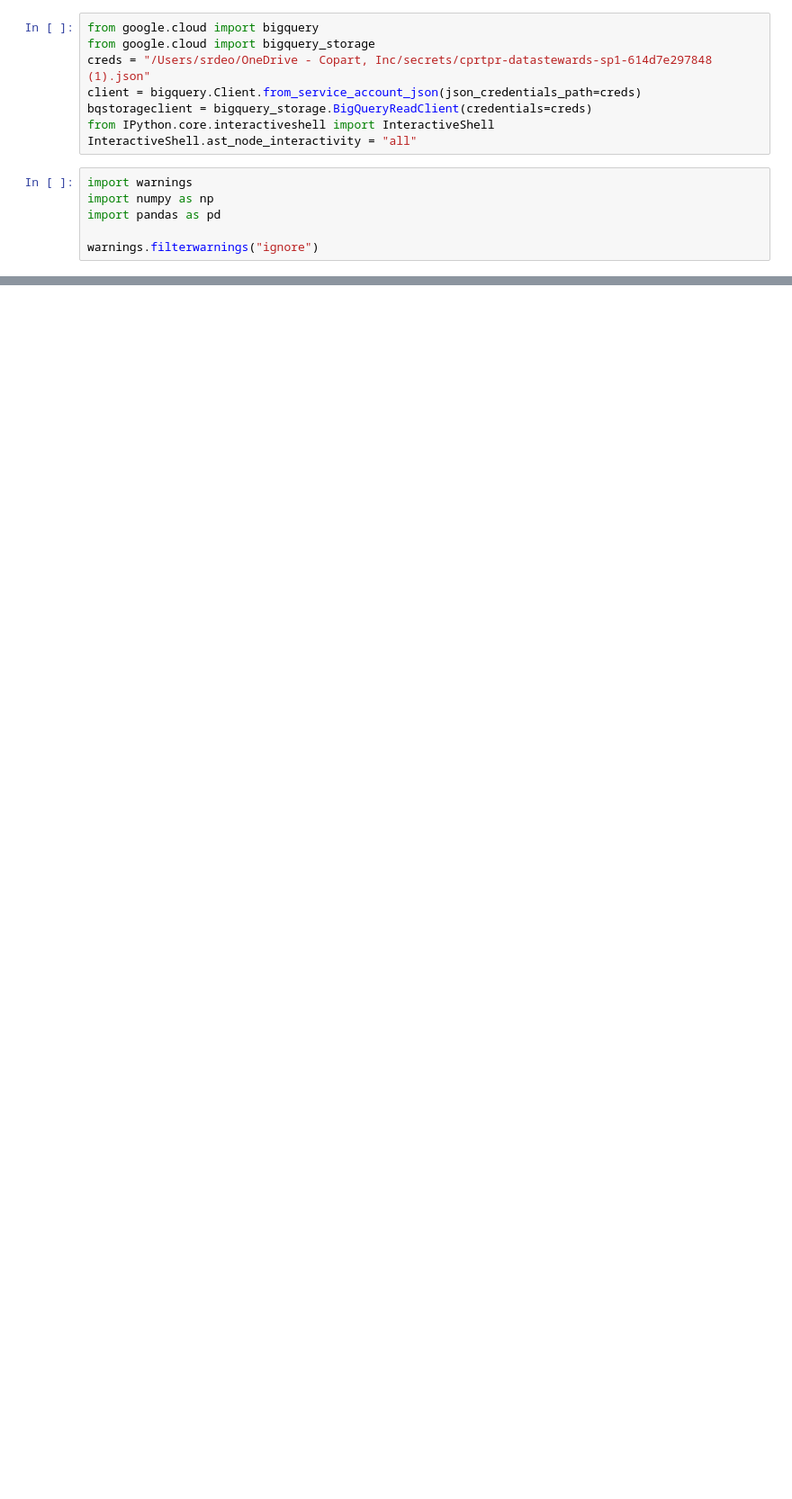
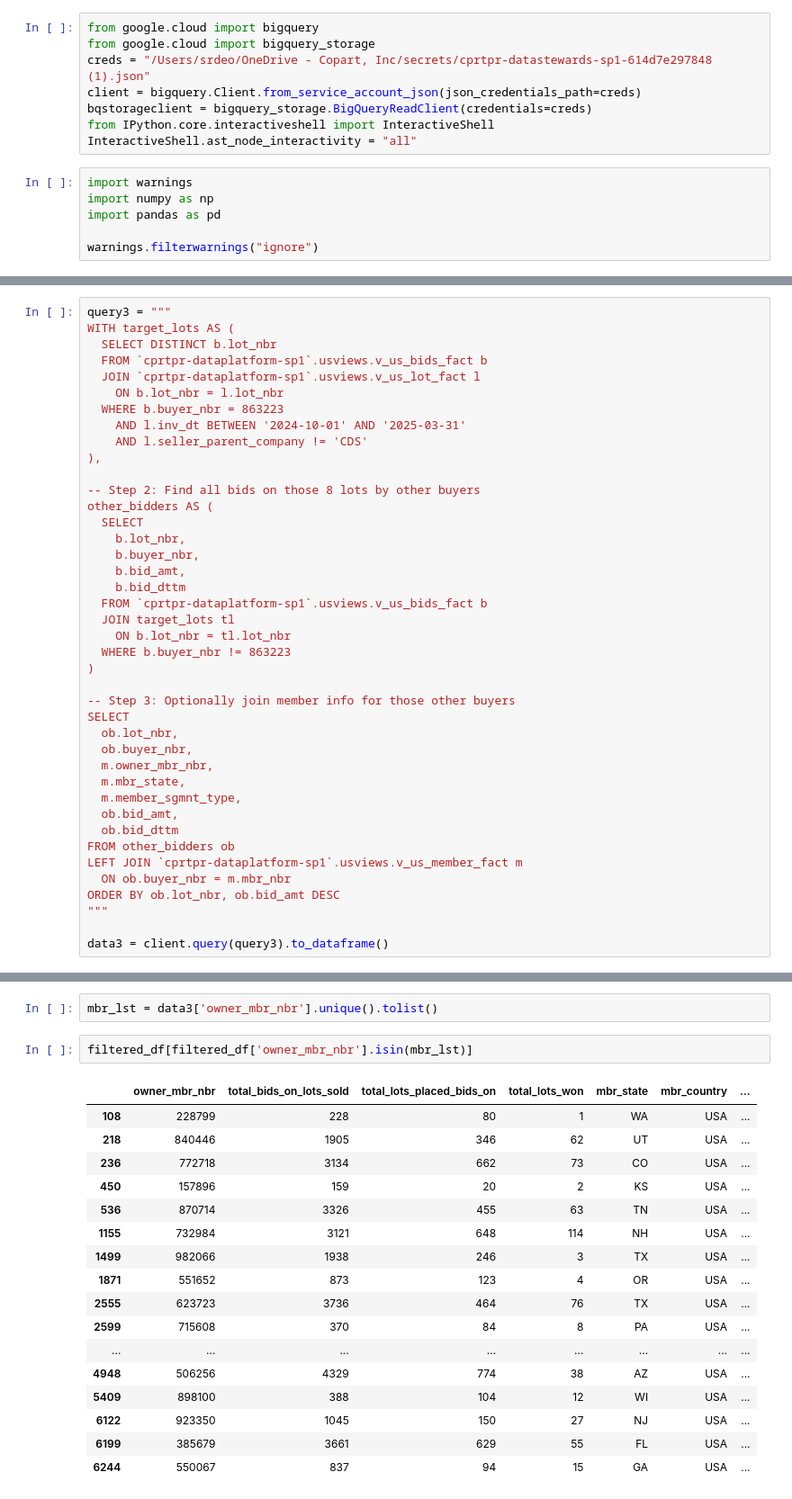
Before and after one commit to srijan-deo/Churn-Premier-Members, a Jupyter notebook: churn-analysis-t6-1year-april.ipynb, the cells around one changed output, grey strips where cells are left out. Shown: that part at 90% size. Drawn from its saved outputs; the diff is of its cells as text; blank space fills up the shorter version.

```diff
--- a/churn-analysis-t6-1year-april.ipynb
+++ b/churn-analysis-t6-1year-april.ipynb
@@ -585,0 +267,41 @@ data1[~data1['owner_mbr_nbr'].isin(df_mbr_lst)]
+# %%
+query3 = """
+WITH target_lots AS (
+  SELECT DISTINCT b.lot_nbr
+  FROM `cprtpr-dataplatform-sp1`.usviews.v_us_bids_fact b
+  JOIN `cprtpr-dataplatform-sp1`.usviews.v_us_lot_fact l
+    ON b.lot_nbr = l.lot_nbr
+  WHERE b.buyer_nbr = 863223
+    AND l.inv_dt BETWEEN '2024-10-01' AND '2025-03-31'
+    AND l.seller_parent_company != 'CDS'
+),
+
+-- Step 2: Find all bids on those 8 lots by other buyers
+other_bidders AS (
+  SELECT
+    b.lot_nbr,
+    b.buyer_nbr,
+    b.bid_amt,
+    b.bid_dttm
+  FROM `cprtpr-dataplatform-sp1`.usviews.v_us_bids_fact b
+  JOIN target_lots tl
+    ON b.lot_nbr = tl.lot_nbr
+  WHERE b.buyer_nbr != 863223
+)
+
+-- Step 3: Optionally join member info for those other buyers
+SELECT
+  ob.lot_nbr,
+  ob.buyer_nbr,
+  m.owner_mbr_nbr,
+  m.mbr_state,
+  m.member_sgmnt_type,
+  ob.bid_amt,
+  ob.bid_dttm
+FROM other_bidders ob
+LEFT JOIN `cprtpr-dataplatform-sp1`.usviews.v_us_member_fact m
+  ON ob.buyer_nbr = m.mbr_nbr
+ORDER BY ob.lot_nbr, ob.bid_amt DESC
+"""
+
+data3 = client.query(query3).to_dataframe()
@@ -585,0 +324,22 @@ data1[~data1['owner_mbr_nbr'].isin(df_mbr_lst)]
+# %%
+mbr_lst = data3['owner_mbr_nbr'].unique().tolist()
+# %%
+filtered_df[filtered_df['owner_mbr_nbr'].isin(mbr_lst)]
+# %% [output]
+|  | owner_mbr_nbr | total_bids_on_lots_sold | total_lots_placed_bids_on | total_lots_won | mbr_state | mbr_country | ... |
+| 108 | 228799 | 228 | 80 | 1 | WA | USA | ... |
+| 218 | 840446 | 1905 | 346 | 62 | UT | USA | ... |
+| 236 | 772718 | 3134 | 662 | 73 | CO | USA | ... |
+| 450 | 157896 | 159 | 20 | 2 | KS | USA | ... |
+| 536 | 870714 | 3326 | 455 | 63 | TN | USA | ... |
+| 1155 | 732984 | 3121 | 648 | 114 | NH | USA | ... |
+| 1499 | 982066 | 1938 | 246 | 3 | TX | USA | ... |
+| 1871 | 551652 | 873 | 123 | 4 | OR | USA | ... |
+| 2555 | 623723 | 3736 | 464 | 76 | TX | USA | ... |
+| 2599 | 715608 | 370 | 84 | 8 | PA | USA | ... |
+| ... | ... | ... | ... | ... | ... | ... | ... |
+| 4948 | 506256 | 4329 | 774 | 38 | AZ | USA | ... |
+| 5409 | 898100 | 388 | 104 | 12 | WI | USA | ... |
+| 6122 | 923350 | 1045 | 150 | 27 | NJ | USA | ... |
+| 6199 | 385679 | 3661 | 629 | 55 | FL | USA | ... |
+| 6244 | 550067 | 837 | 94 | 15 | GA | USA | ... |
```
Also changed, not shown: parts of 43 cells of this notebook.
